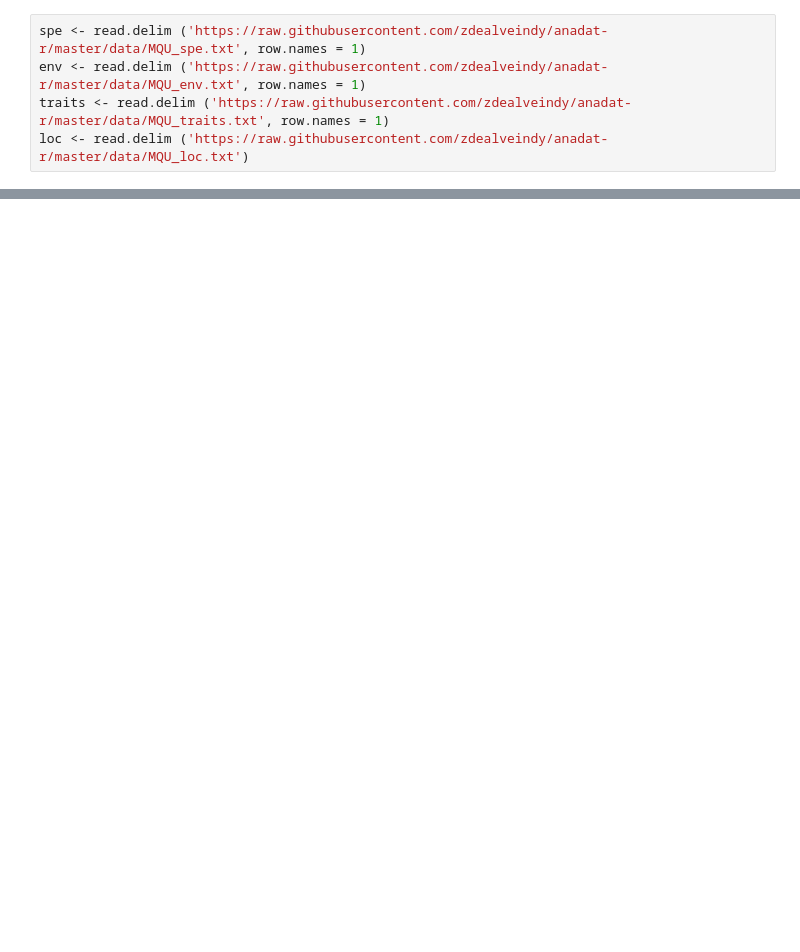
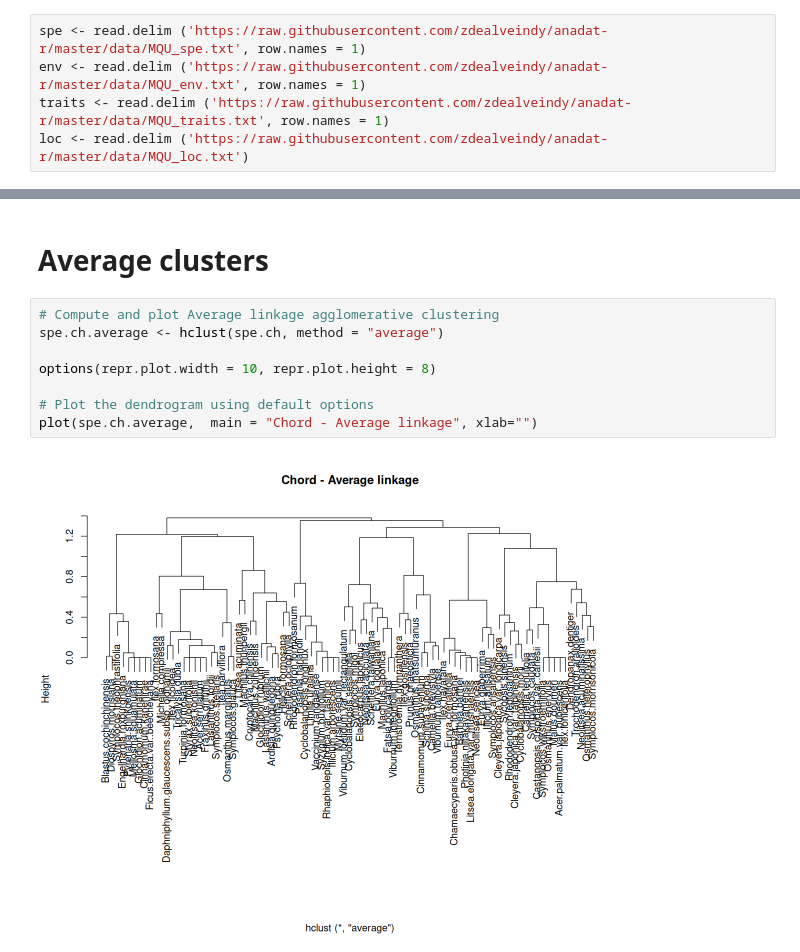
Before and after one commit to zfourati/Multivariate_statisitcs_project, a Jupyter notebook: zeineb.ipynb, the cells around one changed output, grey strips where cells are left out. Drawn from its saved outputs; the diff is of its cells as text; blank space fills up the shorter version.

```diff
--- a/zeineb.ipynb
+++ b/zeineb.ipynb
@@ -125,0 +140,12 @@ plot(hc_species, main="Species Clustering (Co-occurrence)")
+# %% [markdown]
+# Average clusters
+# %%
+# Compute and plot Average linkage agglomerative clustering
+spe.ch.average <- hclust(spe.ch, method = "average")
+
+options(repr.plot.width = 10, repr.plot.height = 8)
+
+# Plot the dendrogram using default options
+plot(spe.ch.average,  main = "Chord - Average linkage", xlab="")
+# %% [output]
+[figure, added]
```
Also changed, not shown: parts of 30 cells of this notebook.
